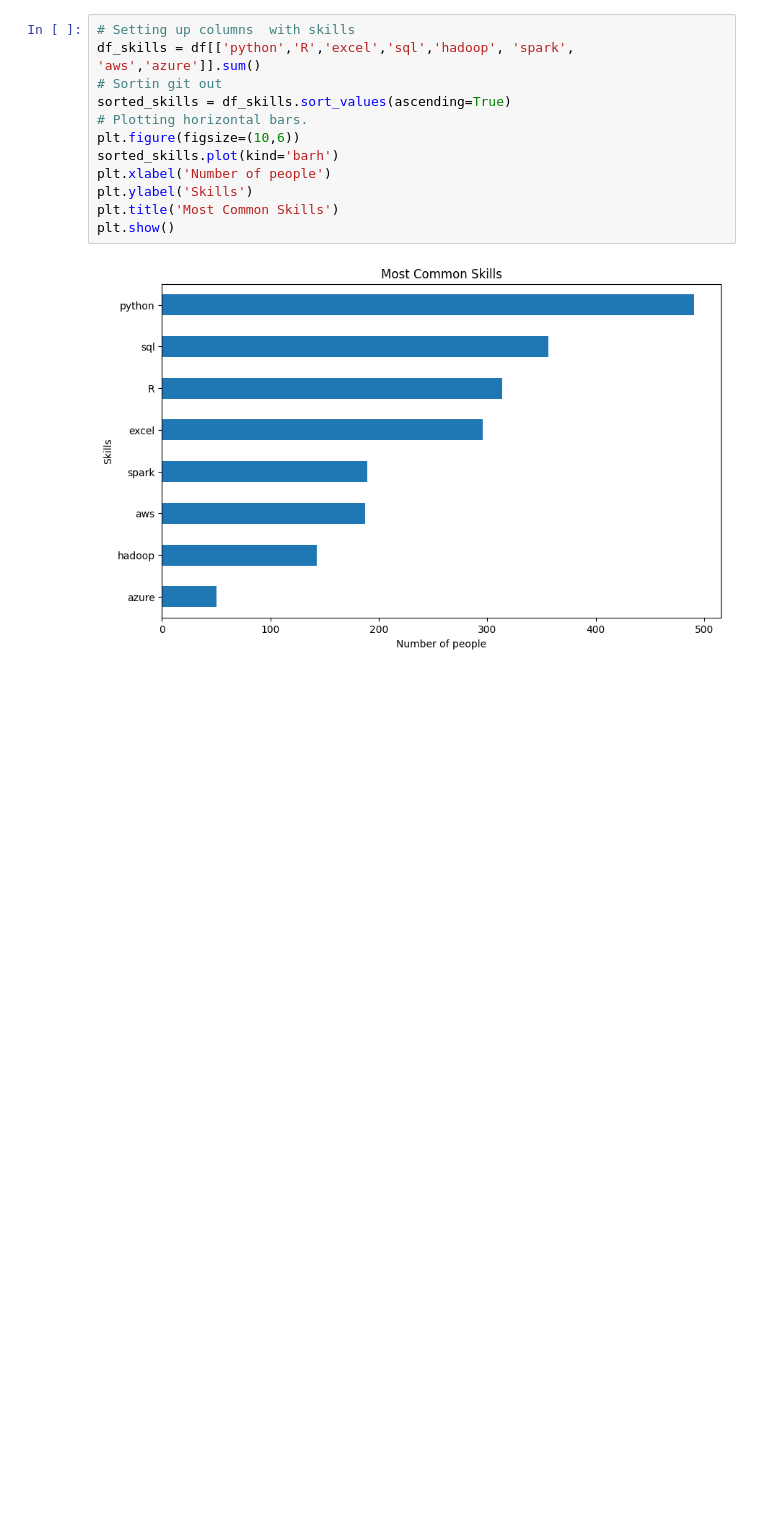
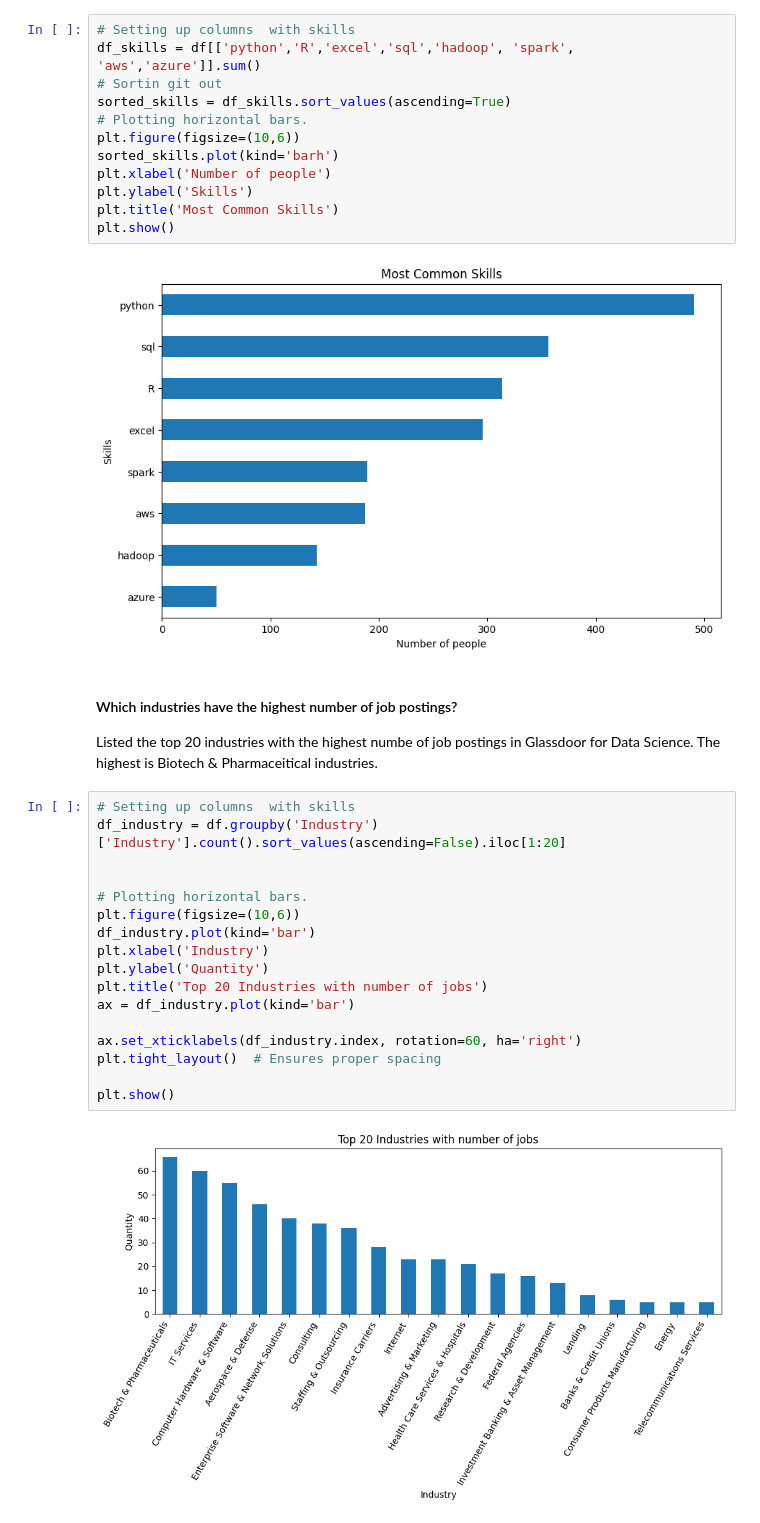
Before and after one commit to felipe-de-castro/DataJobPostingGlassdoor, a Jupyter notebook: project-glassdoor-data.ipynb, the cells around one changed output. Saved outputs shown, nothing was run; the diff lists cells and outputs as text; blank space fills up the shorter version.

```diff
--- a/project-glassdoor-data.ipynb
+++ b/project-glassdoor-data.ipynb
@@ -137,3 +143,26 @@ plt.title('Most Common Skills')
 plt.show()
 # %% [output]
 [figure]
+# %% [markdown]
+#### Which industries have the highest number of job postings?
+Listed the top 20 industries with the highest numbe of job postings in Glassdoor for Data Science. </br>
+The highest is Biotech & Pharmaceitical industries.
+# %%
+# Setting up columns  with skills
+df_industry = df.groupby('Industry')['Industry'].count().sort_values(ascending=False).iloc[1:20]
+
+
+# Plotting horizontal bars.
+plt.figure(figsize=(10,6))
+df_industry.plot(kind='bar')
+plt.xlabel('Industry')
+plt.ylabel('Quantity')
+plt.title('Top 20 Industries with number of jobs')
+ax = df_industry.plot(kind='bar')
+
+ax.set_xticklabels(df_industry.index, rotation=60, ha='right')
+plt.tight_layout()  # Ensures proper spacing
+
+plt.show()
+# %% [output]
+[figure, added]
```
Also changed, not shown: parts of 3 cells of this notebook, 2 other files.
